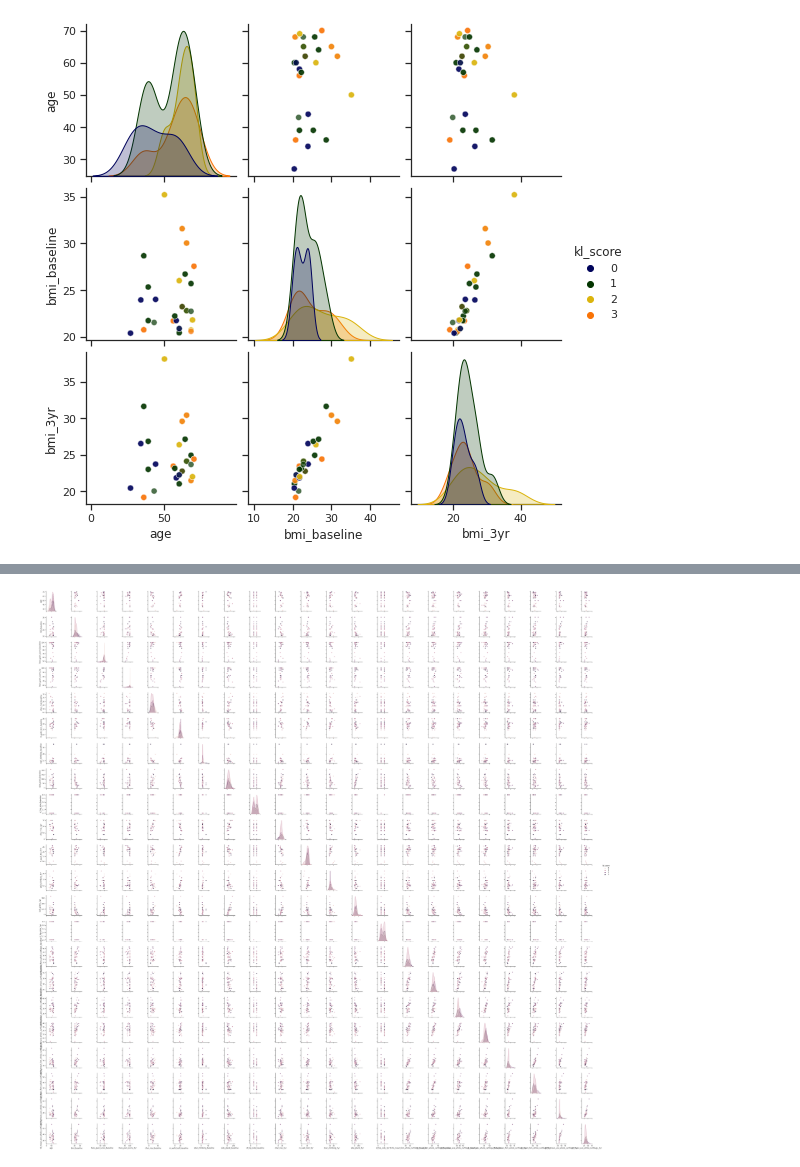
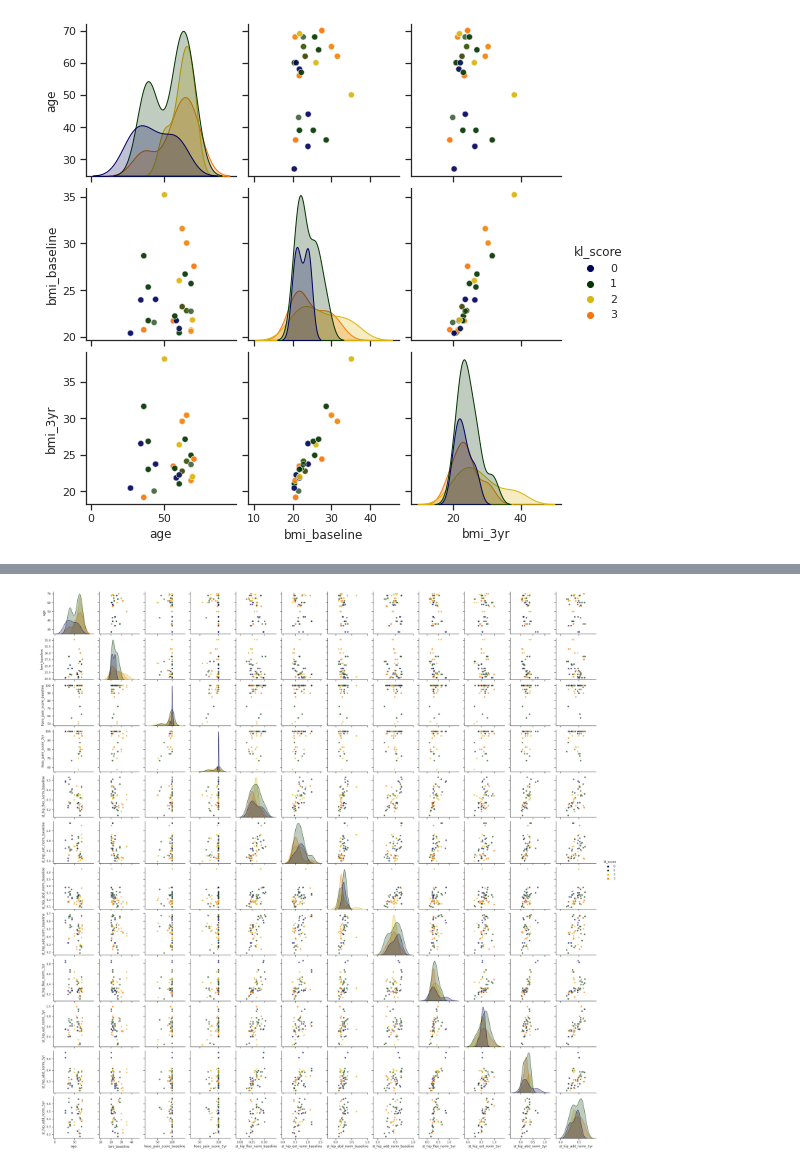
Before and after one commit to samanthahuff/ML-tutorials, a Jupyter notebook: RF_Hoos_Func.ipynb, the cells around one changed output, grey strips where cells are left out. Drawn from its saved outputs; the diff is of its cells as text; code cells hidden in the pictures.

Commit message:
descriptive stats visualization

```diff
--- a/RF_Hoos_Func.ipynb
+++ b/RF_Hoos_Func.ipynb
@@ -115,20 +129,10 @@ sns.pairplot(reduced_features,hue = 'kl_score', diag_kind = 'kde', plot_kws=dict
 # %%
-#HOOS, functional tests, cartilage scores
+#cartilage scores <> HOOS
 # Use seaborn for pair plots
 sns.set(style="ticks", color_codes=True);
 
 # Will only use six variables for plotting pairs
 reduced_features = df[['age', 'bmi_baseline', 'hoos_pain_score_baseline', 'hoos_pain_score_3yr',
- 'char_rise_baseline',
- 'm_walk_test_baseline',
- 'stair_climbing_baseline',
- 'side_plank_baseline',
- 'st_hip_side_baseline',
- 'char_rise_3yr',
- 'm_walk_test_3yr',
- 'stair_climbing_3yr',
- 'side_plank_3yr',
- 'st_hip_side_3yr',
  't1rho_mean_fem_whole_cartilage_baseline',
  't2_mean_fem_whole_cartilage_baseline',
  't1rho_mean_ace_whole_cartilage_baseline',
@@ -140,7 +144,28 @@ reduced_features = df[['age', 'bmi_baseline', 'hoos_pain_score_baseline', 'hoos_
 
 
 # Make the pair plot with a some aesthetic changes
-sns.pairplot(reduced_features,hue = 'kl_score', diag_kind = 'kde', plot_kws=dict(alpha = 0.7),
+sns.pairplot(reduced_features,hue = 'kl_score', palette = palette, diag_kind = 'kde', plot_kws=dict(alpha = 0.7),
                    diag_kws=dict(shade=True));
-# %% [output]
-[figure, removed]
+# %%
+#cartilage scores <> HOOS
+# Use seaborn for pair plots
+sns.set(style="ticks", color_codes=True);
+
+# Will only use six variables for plotting pairs
+reduced_features = df[['age', 'bmi_baseline', 'hoos_pain_score_baseline', 'hoos_pain_score_3yr',
+'st_hip_flex_norm_baseline',
+ 'st_hip_ext_norm_baseline',
+ 'st_hip_abd_norm_baseline',
+ 'st_hip_add_norm_baseline',
+ 'st_hip_flex_norm_3yr',
+ 'st_hip_ext_norm_3yr',
+ 'st_hip_abd_norm_3yr',
+ 'st_hip_add_norm_3yr',
+'kl_score']]
+
+
+# Make the pair plot with a some aesthetic changes
+sns.pairplot(reduced_features,hue = 'kl_score', palette = palette, diag_kind = 'kde', plot_kws=dict(alpha = 0.7),
+                   diag_kws=dict(shade=True));
+# %% [output]
+[figure, added]
```
Also changed, not shown: parts of 28 cells of this notebook.
